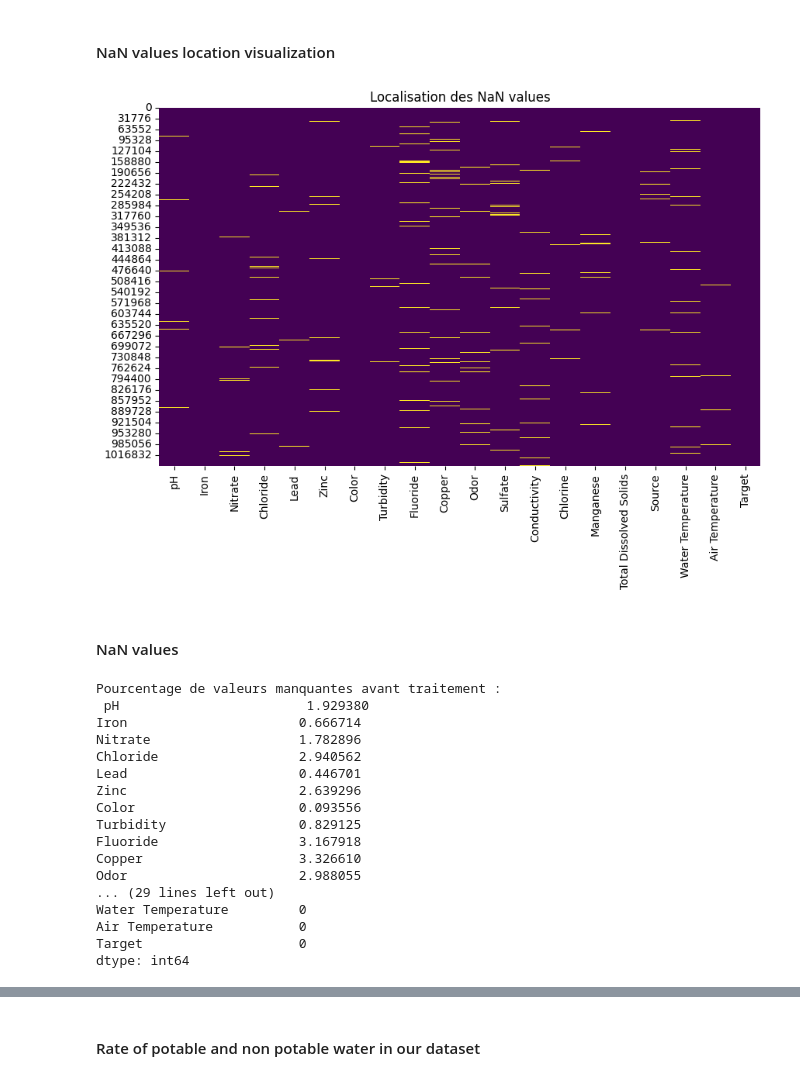
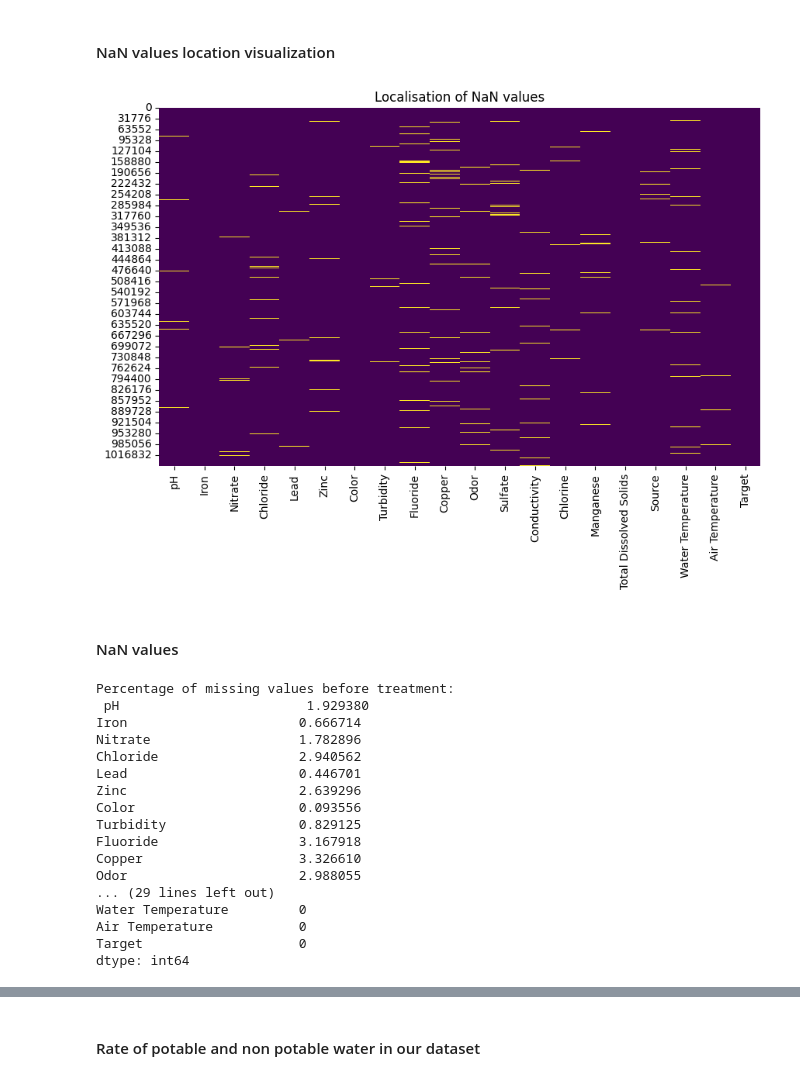
Before and after one commit to manonb42/water-potability, a Jupyter notebook: Code.ipynb, the cells around one changed output, grey strips where cells are left out. Drawn from its saved outputs; the diff is of its cells as text; code cells hidden in the pictures.

```diff
--- a/Code.ipynb
+++ b/Code.ipynb
@@ -25,18 +25,20 @@ from joblib import Parallel, delayed
 ##### Data exploration : getting info from the data, dropping unusefull features
 # %%
 # Data reading
-data = pd.read_csv('Data/Water Quality Prediction.csv')
+data = pd.read_csv('/Users/imanehaddouchi/Documents/M1MIA/HoML/water-potability/Water Quality Prediction.csv')
 
-# Data info
-print("Informations sur les données :")
+# Data information
+print("Data information:")
 data.info()
-print("\nNombre de valeurs uniques par colonne :")
+
+print("\nNumber of unique values per column:")
 print(data.nunique())
-# Distribution des classes cibles
-print("\nRépartition des classes cibles :\n", data['Target'].value_counts())
 
-# Unusefull feature dropping
-features_to_drop = ['Index','Month','Day','Time of Day']
+# Distribution of target classes
+print("\nTarget class distribution:\n", data['Target'].value_counts())
+
+# Dropping useless features
+features_to_drop = ['Index', 'Month', 'Day', 'Time of Day']
 data.drop(columns=features_to_drop, inplace=True)
 
 data.head()
@@ -69,35 +71,35 @@ Name: count, dtype: int64
 # %%
 plt.figure(figsize=(10, 6))
 sns.heatmap(data.isna(), cbar=False, cmap="viridis")
-plt.title("Localisation des NaN values")
+plt.title("Localisation of NaN values")
 plt.show()
 # %% [output]
-[figure, old version]
+[figure, new version]
 # %% [markdown]
 #### NaN values
 # %%
-# Calcul du pourcentage de NaN
+# Calculating the percentage of NaN values
 nan_percentage = data.isna().mean() * 100
-print("\nPourcentage de valeurs manquantes avant traitement :\n", nan_percentage)
+print("\nPercentage of missing values before treatment:\n", nan_percentage)
 
-# Suppression des colonnes avec plus de 50% de NaN
+# Dropping columns with more than 50% NaN values
 data.drop(columns=nan_percentage[nan_percentage > 50].index, inplace=True)
 
-# Identification des colonnes numériques et catégorielles
+# Identifying numerical and categorical columns
 num_cols = data.select_dtypes(include=['float64', 'int64']).columns
 cat_cols = data.select_dtypes(include=['object']).columns
 
-# Imputation des valeurs manquantes
-num_imputer = SimpleImputer(strategy='mean')  # Imputation par la moyenne
-cat_imputer = SimpleImputer(strategy='most_frequent')  # Mode pour les catégorielles
+# Imputing missing values
+num_imputer = SimpleImputer(strategy='mean')  # Mean imputation for numerical columns
+cat_imputer = SimpleImputer(strategy='most_frequent')  # Mode imputation for categorical columns
 
 data[num_cols] = num_imputer.fit_transform(data[num_cols])
 data[cat_cols] = cat_imputer.fit_transform(data[cat_cols])
 
-# Vérification des NaN après imputation
-print("\nValeurs manquantes après traitement :\n", data.isna().sum())
+# Checking for NaN values after imputation
+print("\nMissing values after treatment:\n", data.isna().sum())
 # %% [output]
-Pourcentage de valeurs manquantes avant traitement :
+Percentage of missing values before treatment:
  pH                        1.929380
 Iron                      0.666714
 Nitrate                   1.782896
```
Also changed, not shown: parts of 4 cells of this notebook.
